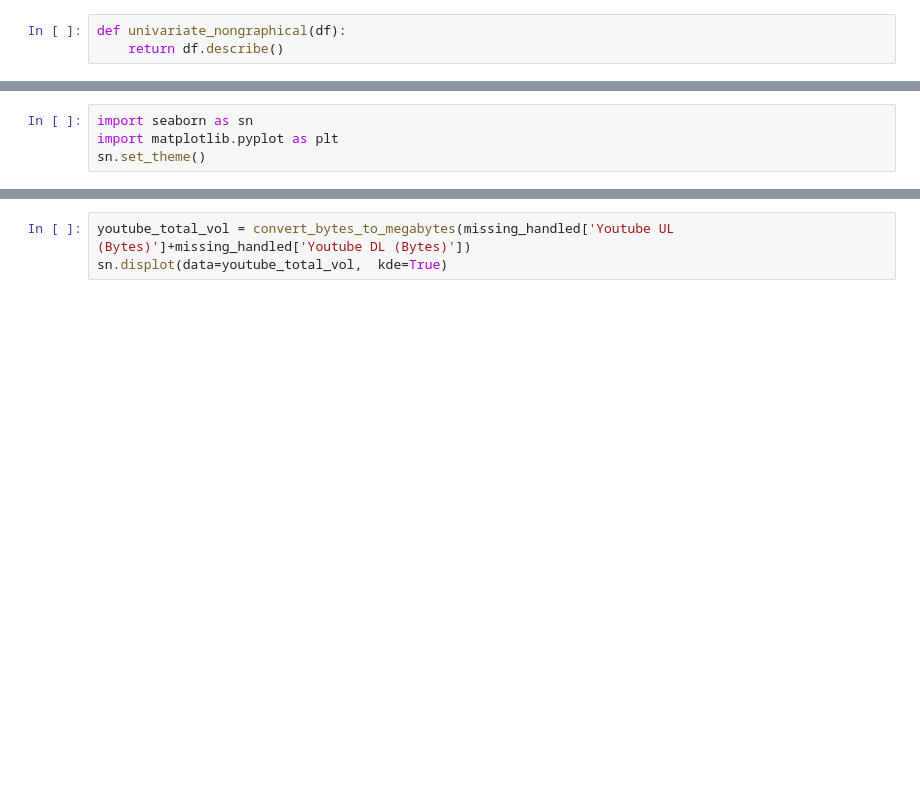
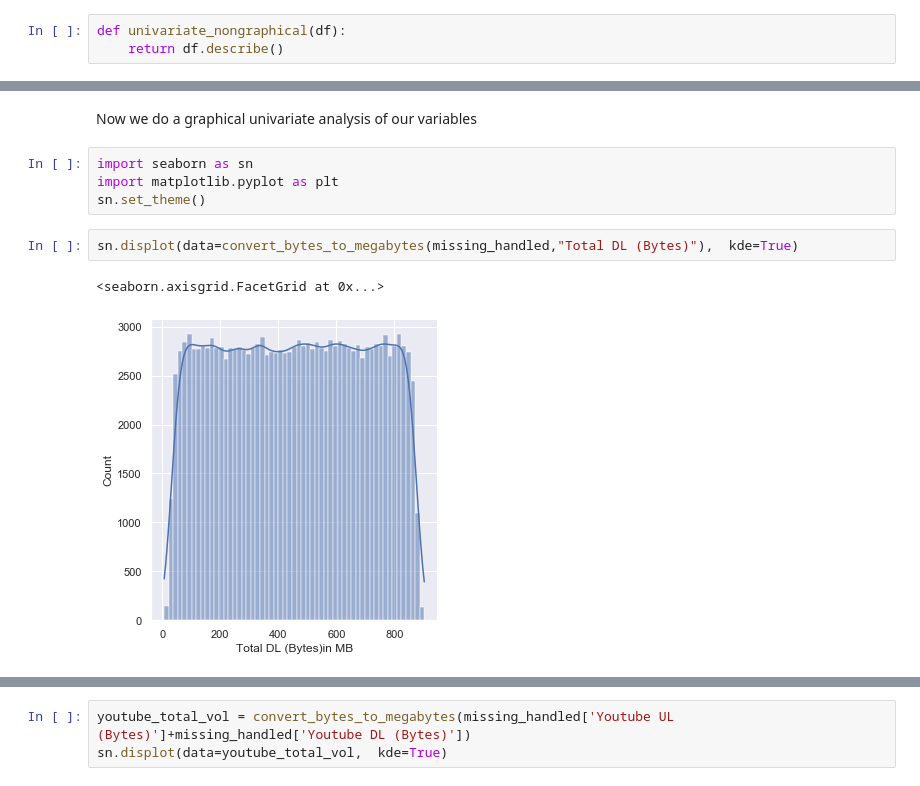
Before and after one commit to DiboraHaile/User-Analytics-in-the-Telecommunication-Industry, a Jupyter notebook: notebooks/dataunderstanding.ipynb, the cells around one changed output, grey strips where cells are left out. Saved outputs shown, nothing was run; the diff lists cells and outputs as text; blank space fills up the shorter version.

Commit message:
added univariate analysis

```diff
--- a/notebooks/dataunderstanding.ipynb
+++ b/notebooks/dataunderstanding.ipynb
@@ -388,5 +405,12 @@ univariate_nongraphical(total_dl)
+# %% [markdown]
+Now we do a graphical univariate analysis of our variables
 # %%
 import seaborn as sn
 import matplotlib.pyplot as plt
 sn.set_theme()
+# %%
+sn.displot(data=convert_bytes_to_megabytes(missing_handled,"Total DL (Bytes)"),  kde=True)
+# %% [output]
+<seaborn.axisgrid.FacetGrid at 0x...>
+[figure, added]
 # %%
```
Also changed, not shown: parts of 16 cells of this notebook.
